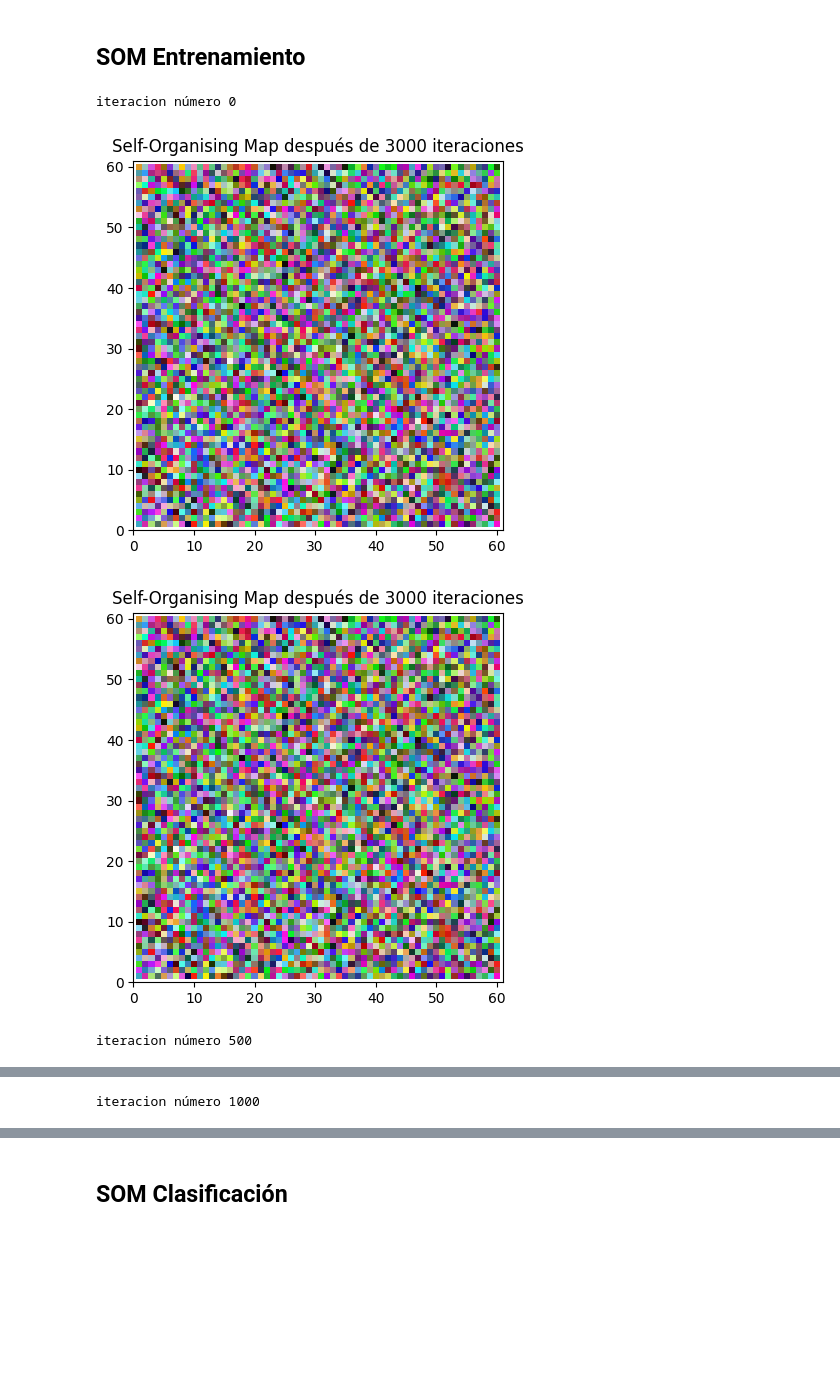
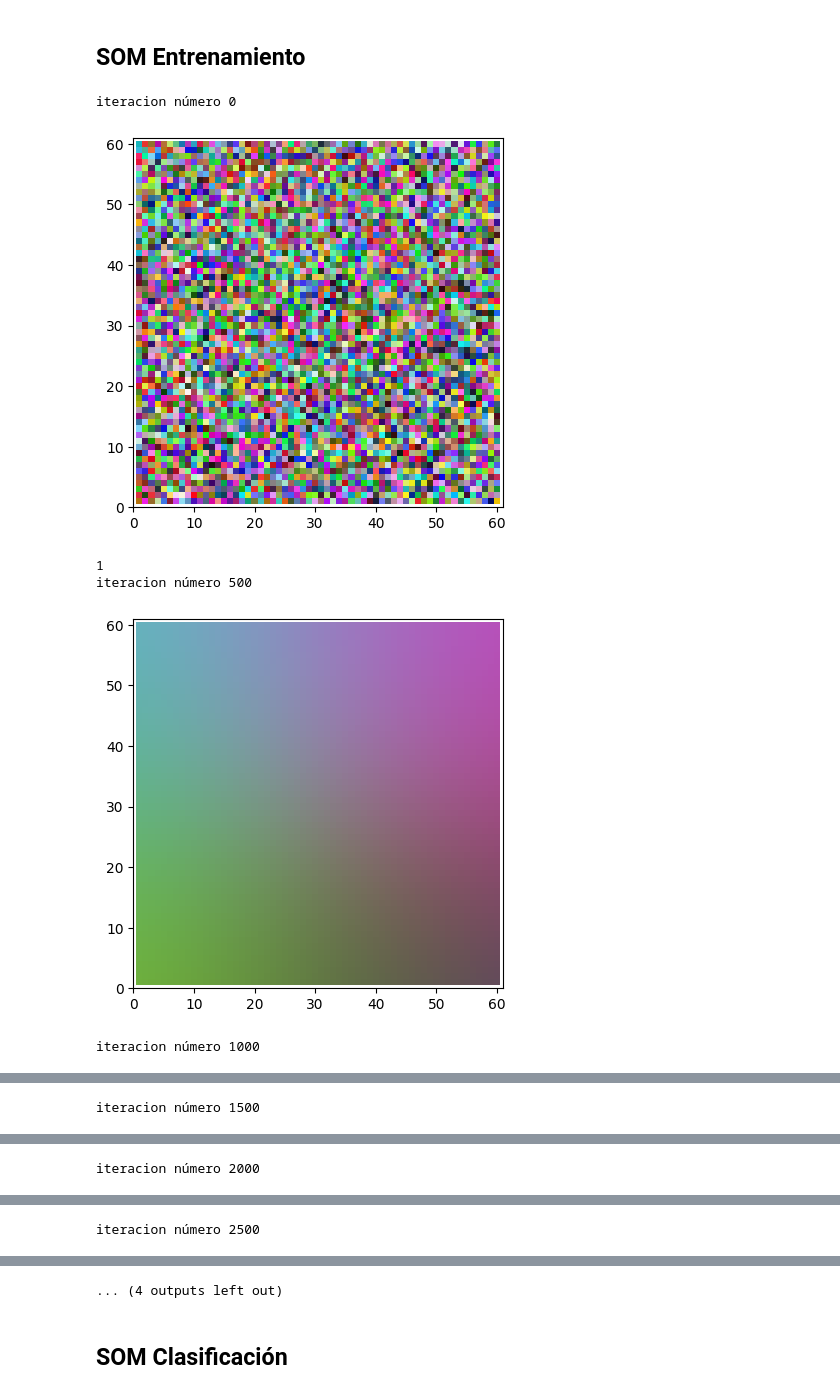
Before and after one commit to AlvaroGaertnerGit/IA2, a Jupyter notebook: L1P1-SOM_colores.ipynb, the cells around one changed output, grey strips where cells are left out. Drawn from its saved outputs; the diff is of its cells as text; code cells hidden in the pictures; blank space fills up the shorter version.

```diff
--- a/L1P1-SOM_colores.ipynb
+++ b/L1P1-SOM_colores.ipynb
@@ -66,17 +65,16 @@ matriz_pesos = np.random.random([lado_mapa, lado_mapa, num_entradas])
                bmu: vector de pesos de la neurona ganadora
                bum_idx: coordenadas de la neurona ganadora
 """
-def calcular_bmu(patron_entrada, m_pesos, m):
+def calcular_bmu(patron_entrada, m_pesos):
     # Inicializar la distancia mínima como infinito
     min_distancia = np.inf
     # Coordenadas de la BMU
-    bmu_idx = (0, 0)
-
+    bmu_idx = [0, 0]
     # Iterar sobre todas las neuronas en la red
     for i in range(m_pesos.shape[0]):
         for j in range(m_pesos.shape[1]):
             # Calcular la distancia entre el patrón de entrada y el peso de la neurona actual
-            distancia = np.linalg.norm(patron_entrada - m_pesos[i, j])
+            distancia = distancia_euclidea(patron_entrada, m_pesos[i, j])
             # Si la distancia es menor que la mínima registrada hasta ahora, actualizar la BMU
             if distancia < min_distancia:
                 min_distancia = distancia
@@ -93,7 +91,7 @@ def calcular_bmu(patron_entrada, m_pesos, m):
 
 """
 def variacion_learning_rate(lr_inicial, i, n_iteraciones):
-    lr_value = lr_inicial * (1 - i/n_iteraciones)
+    lr_value = lr_inicial *  np.exp(- i/n_iteraciones/2)
     return lr_value
 # %%
 # Función para calcular el descenso del vecindario (v)
@@ -104,8 +102,8 @@ def variacion_learning_rate(lr_inicial, i, n_iteraciones):
 
 """
 def variacion_vecindario(vecindario_inicial, i, n_iteraciones):
-    vecindarion = vecindario_inicial * (1 - i/n_iteraciones)
-    return vecindario
+    sigma = vecindario_inicial * np.exp(-i / (n_iteraciones / np.log(vecindario_inicial)))
+    return max(1, sigma)
 # %%
 # Función para calcular el descenso del coeficiente de aprendizaje (eta) en función de la distancia a la BMU
 """
@@ -127,7 +125,7 @@ def pintar_mapa(matriz_valores):
     ax = fig.add_subplot(111, aspect='equal')
     ax.set_xlim((0, matriz_pesos.shape[0]+1))
     ax.set_ylim((0, matriz_pesos.shape[1]+1))
-    ax.set_title('Self-Organising Map después de %d iteraciones' % periodo)
+    #ax.set_title('Self-Organising Map después de %d iteraciones' % periodo)
 
     # Dibuja los rectángulos de color RGB
     for x in range(1, matriz_valores.shape[0] + 1):
@@ -141,41 +139,39 @@ def pintar_mapa(matriz_valores):
 # %%
 # Entrena la red con el dataset de entrenamiento
 for iteracion in range(periodo):
     # Seleccionar un patrón de entrada aleatorio
     patron = np.random.randint(0, num_datos)
     patron_entrada = datos[patron]
 
     # Encontrar la BMU y sus coordenadas
-    bmu, bmu_idx = calcular_bmu(patron_entrada, matriz_pesos, (lado_mapa, lado_mapa))
+    bmu, bmu_idx = calcular_bmu(patron_entrada, matriz_pesos)
 
     # Actualizar el coeficiente de aprendizaje y el vecindario
     learning_rate_actual = variacion_learning_rate(learning_rate, iteracion, periodo)
     vecindario_actual = variacion_vecindario(vecindario, iteracion, periodo)
-
     # Actualizar los pesos de la BMU y su vecindario
     for i in range(lado_mapa):
         for j in range(lado_mapa):
-            distancia_BMU = np.linalg.norm(np.array([i, j]) - np.array(bmu_idx))
+            distancia_BMU = distancia_euclidea(([i, j]),(bmu_idx))
             amortiguacion = decay(distancia_BMU, vecindario_actual)
             matriz_pesos[i, j] += learning_rate_actual * amortiguacion * (patron_entrada - matriz_pesos[i, j])
-
-    # Normalizar los pesos después de cada iteración si es necesario
-    if normalizar_datos:
-        matriz_pesos /= np.max(matriz_pesos)
 
 
     # Visualizar el mapa de Kohonen cada 100 iteraciones
     if iteracion % 500 == 0:
         print(f'iteracion número {iteracion}')
         pintar_mapa(matriz_pesos)
     if iteracion == 0:
-        pintar_mapa(matriz_pesos)
+        #pintar_mapa(matriz_pesos)
+        print(1)
 
 # Visualizar el mapa de Kohonen al final del entrenamiento
 print(f'Patron de entrada: {patron_entrada}')
 pintar_mapa(matriz_pesos)
 # %% [output]
 iteracion número 0
-[figure, old version]
+[figure, new version]
+1
+iteracion número 500
-[figure, old version]
+[figure, new version]
-iteracion número 500
+iteracion número 1000
@@ -183 +179 @@ iteracion número 500
-iteracion número 1000
+iteracion número 1500
@@ -184,0 +181 @@ iteracion número 1000
+iteracion número 2000
@@ -184,0 +183 @@ iteracion número 1000
+iteracion número 2500
@@ -185,3 +185,4 @@ iteracion número 1000
+... (4 outputs left out)
 # %% [markdown]
 ## SOM Clasificación
 # %%
```
Also changed, not shown: parts of 5 cells of this notebook.
